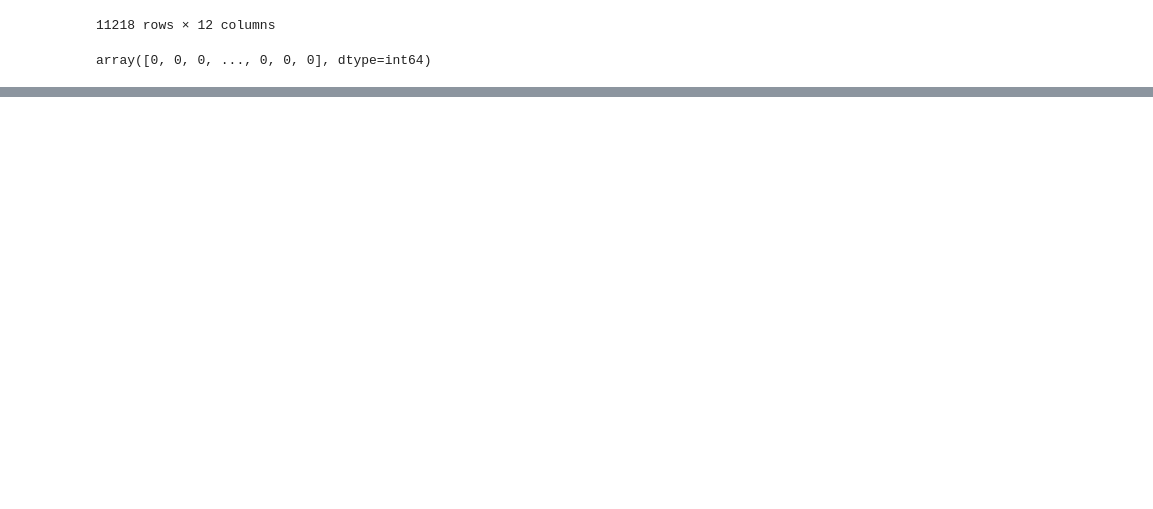
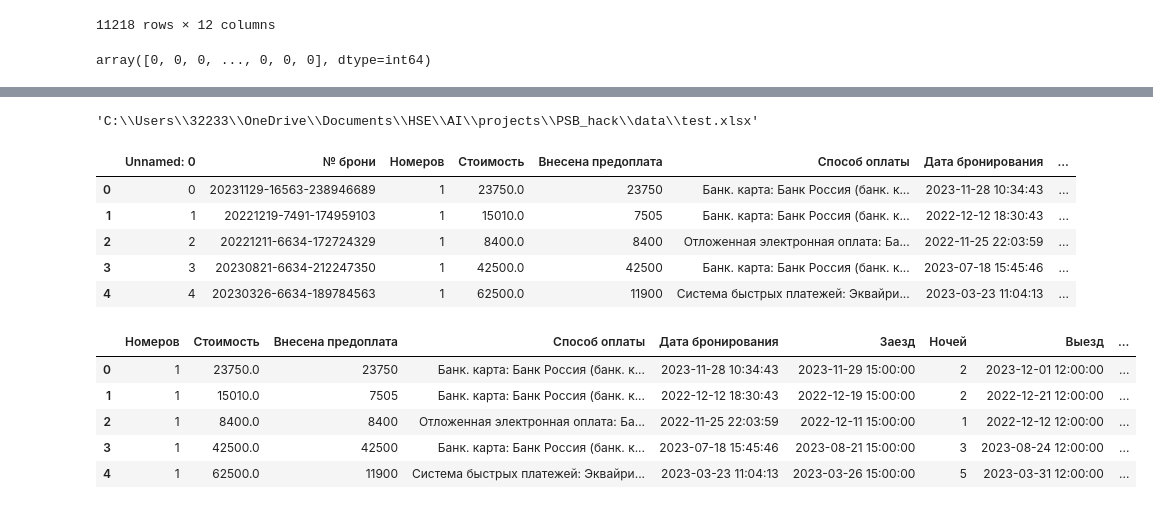
Before and after one commit to impartac/PSB_hack, a Jupyter notebook: models/CatBoost.ipynb, the cells around one changed output, grey strips where cells are left out. Saved outputs shown, nothing was run; the diff lists cells and outputs as text; code cells hidden in the pictures; blank space fills up the shorter version.

```diff
--- a/models/CatBoost.ipynb
+++ b/models/CatBoost.ipynb
@@ -197,0 +228,21 @@ res_df.to_csv(os.path.join(catboost_res_dir,"res2.csv"),index = False, header=No
+# %%
+tdf_path = os.path.join(data_dir, 'test.xlsx')
+display(tdf_path)
+tdf = pd.read_excel(tdf_path)
+display(tdf.head())
+tdf = tdf.drop(["Unnamed: 0","№ брони"], axis=1)
+display(tdf.head())
+# %% [output]
+'C:\\Users\\32233\\OneDrive\\Documents\\HSE\\AI\\projects\\PSB_hack\\data\\test.xlsx'
+|  | Unnamed: 0 | № брони | Номеров | Стоимость | Внесена предоплата | Способ оплаты | Дата бронирования | ... |
+| 0 | 0 | 20231129-16563-238946689 | 1 | 23750.0 | 23750 | Банк. карта: Банк Россия (банк. к... | 2023-11-28 10:34:43 | ... |
+| 1 | 1 | 20221219-7491-174959103 | 1 | 15010.0 | 7505 | Банк. карта: Банк Россия (банк. к... | 2022-12-12 18:30:43 | ... |
+| 2 | 2 | 20221211-6634-172724329 | 1 | 8400.0 | 8400 | Отложенная электронная оплата: Ба... | 2022-11-25 22:03:59 | ... |
+| 3 | 3 | 20230821-6634-212247350 | 1 | 42500.0 | 42500 | Банк. карта: Банк Россия (банк. к... | 2023-07-18 15:45:46 | ... |
+| 4 | 4 | 20230326-6634-189784563 | 1 | 62500.0 | 11900 | Система быстрых платежей: Эквайри... | 2023-03-23 11:04:13 | ... |
+|  | Номеров | Стоимость | Внесена предоплата | Способ оплаты | Дата бронирования | Заезд | Ночей | Выезд | ... |
+| 0 | 1 | 23750.0 | 23750 | Банк. карта: Банк Россия (банк. к... | 2023-11-28 10:34:43 | 2023-11-29 15:00:00 | 2 | 2023-12-01 12:00:00 | ... |
+| 1 | 1 | 15010.0 | 7505 | Банк. карта: Банк Россия (банк. к... | 2022-12-12 18:30:43 | 2022-12-19 15:00:00 | 2 | 2022-12-21 12:00:00 | ... |
+| 2 | 1 | 8400.0 | 8400 | Отложенная электронная оплата: Ба... | 2022-11-25 22:03:59 | 2022-12-11 15:00:00 | 1 | 2022-12-12 12:00:00 | ... |
+| 3 | 1 | 42500.0 | 42500 | Банк. карта: Банк Россия (банк. к... | 2023-07-18 15:45:46 | 2023-08-21 15:00:00 | 3 | 2023-08-24 12:00:00 | ... |
+| 4 | 1 | 62500.0 | 11900 | Система быстрых платежей: Эквайри... | 2023-03-23 11:04:13 | 2023-03-26 15:00:00 | 5 | 2023-03-31 12:00:00 | ... |
```
Also changed, not shown: parts of 24 cells of this notebook, 6 other files.
